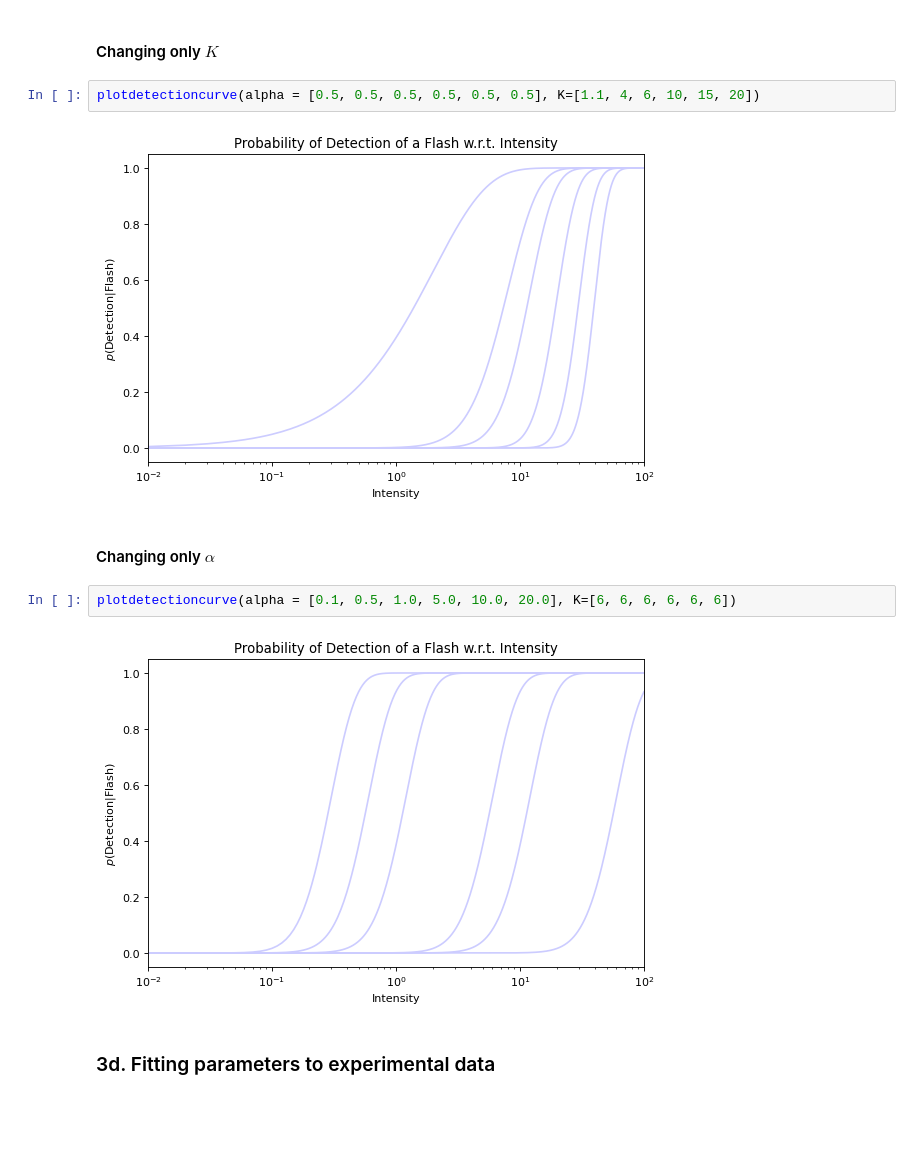
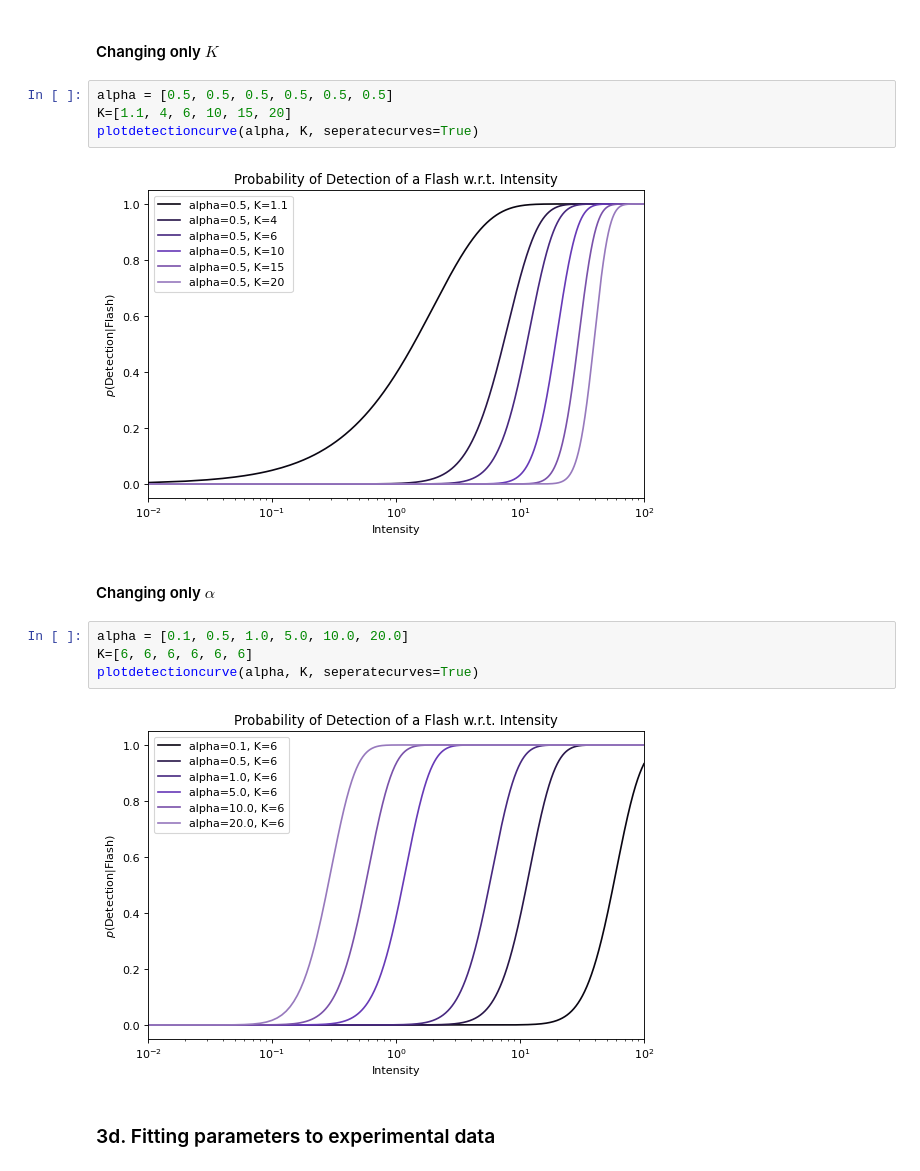
Before and after one commit to johnmays/CSDS_364_HW, a Jupyter notebook: A2/A2b/464-A2b-jkm100.ipynb, the cells around one changed output. Cells and saved outputs as stored; diff of their text form; blank space fills up the shorter version.

Commit message:
redid plotdetectioncurve() (A2b) with a new graphing paramter

```diff
--- a/A2/A2b/464-A2b-jkm100.ipynb
+++ b/A2/A2b/464-A2b-jkm100.ipynb
@@ -101,15 +101,19 @@ plotdetectioncurve(alpha = 0.5, K=6)
 # %% [markdown]
 #### Changing only $K$
 # %%
-plotdetectioncurve(alpha = [0.5, 0.5, 0.5, 0.5, 0.5, 0.5], K=[1.1, 4, 6, 10, 15, 20])
+alpha = [0.5, 0.5, 0.5, 0.5, 0.5, 0.5]
+K=[1.1, 4, 6, 10, 15, 20]
+plotdetectioncurve(alpha, K, seperatecurves=True)
 # %% [output]
-[figure, old version]
+[figure, new version]
 # %% [markdown]
 #### Changing only $\alpha$
 # %%
-plotdetectioncurve(alpha = [0.1, 0.5, 1.0, 5.0, 10.0, 20.0], K=[6, 6, 6, 6, 6, 6])
+alpha = [0.1, 0.5, 1.0, 5.0, 10.0, 20.0]
+K=[6, 6, 6, 6, 6, 6]
+plotdetectioncurve(alpha, K, seperatecurves=True)
 # %% [output]
-[figure, old version]
+[figure, new version]
 # %% [markdown]
 ### 3d. Fitting parameters to experimental data
 # %% [markdown]
```
Also changed, not shown: parts of 13 cells of this notebook, 1 other file.
